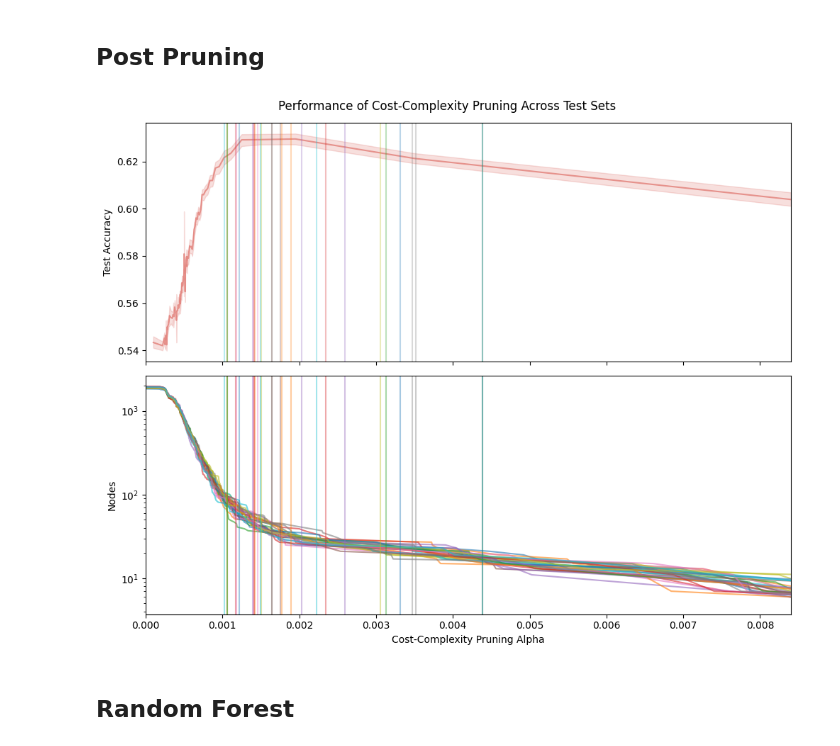
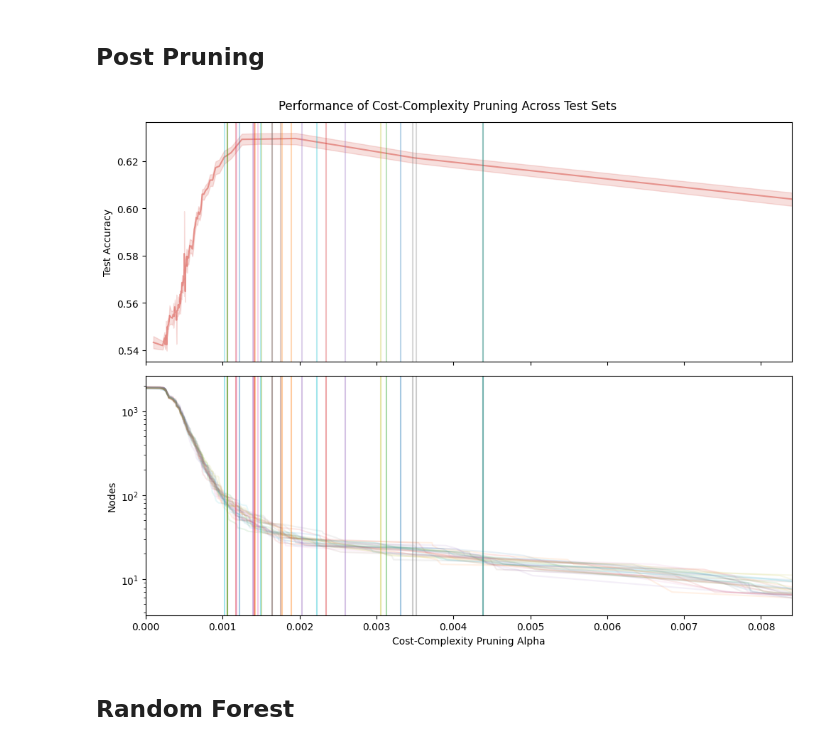
Before and after one commit to eye4got/unsw-5836-assignment-2, a Jupyter notebook: 02_classification_problem.ipynb, the cells around one changed output. Drawn from its saved outputs; the diff is of its cells as text; code cells hidden in the pictures.

```diff
--- a/02_classification_problem.ipynb
+++ b/02_classification_problem.ipynb
@@ -337,24 +337,24 @@ model_accuracy['ccp_dt'] = round(float(ccp_full_results_df.groupby('alpha_bin',
 # %%
 palette = sns.color_palette('tab10', rf_xgb_runs)
 fig, (ax1, ax2) = plt.subplots(2, 1, figsize=(10, 8), sharex=True)
 plt.suptitle(f'Performance of Cost-Complexity Pruning Across Test Sets')
 sns.lineplot(data = ccp_full_results_df, x='Centre of Binned CCP Alpha', y='Test Accuracy', alpha=0.6, ax=ax1)
 
 for ii, col in enumerate(palette):
     ax1.axvline(nodes_for_maxes_df['Cost-Complexity Pruning Alpha'].iloc[ii], 0, ccp_full_results_df['Nodes'].max(), color=col, alpha=0.3)
 
 x_max = ccp_full_results_df['Centre of Binned CCP Alpha'].max()
-sns.lineplot(x='Cost-Complexity Pruning Alpha', y='Nodes', hue='Trial Num', palette=palette, data=ccp_full_results_df, alpha=0.6, ax=ax2, legend=False)
+sns.lineplot(x='Cost-Complexity Pruning Alpha', y='Nodes', hue='Trial Num', palette=palette, data=ccp_full_results_df, alpha=0.1, ax=ax2, legend=False)
 ax2.set_xlim((0, x_max))
 plt.yscale('log')
 
 for ii, col in enumerate(palette):
     ax2.axvline(nodes_for_maxes_df['Cost-Complexity Pruning Alpha'].iloc[ii], 0, ccp_full_results_df['Nodes'].max(), color=col, alpha=0.4)
 
 plt.tight_layout()
 plt.savefig(os.path.join(plots_dir, 'ccp_accuracy_tradeoff.png'))
 # %% [output]
-[figure, old version]
+[figure, new version]
 # %% [markdown]
 ## Random Forest
 # %%
```
Also changed, not shown: parts of 12 cells of this notebook, 3 other files.
